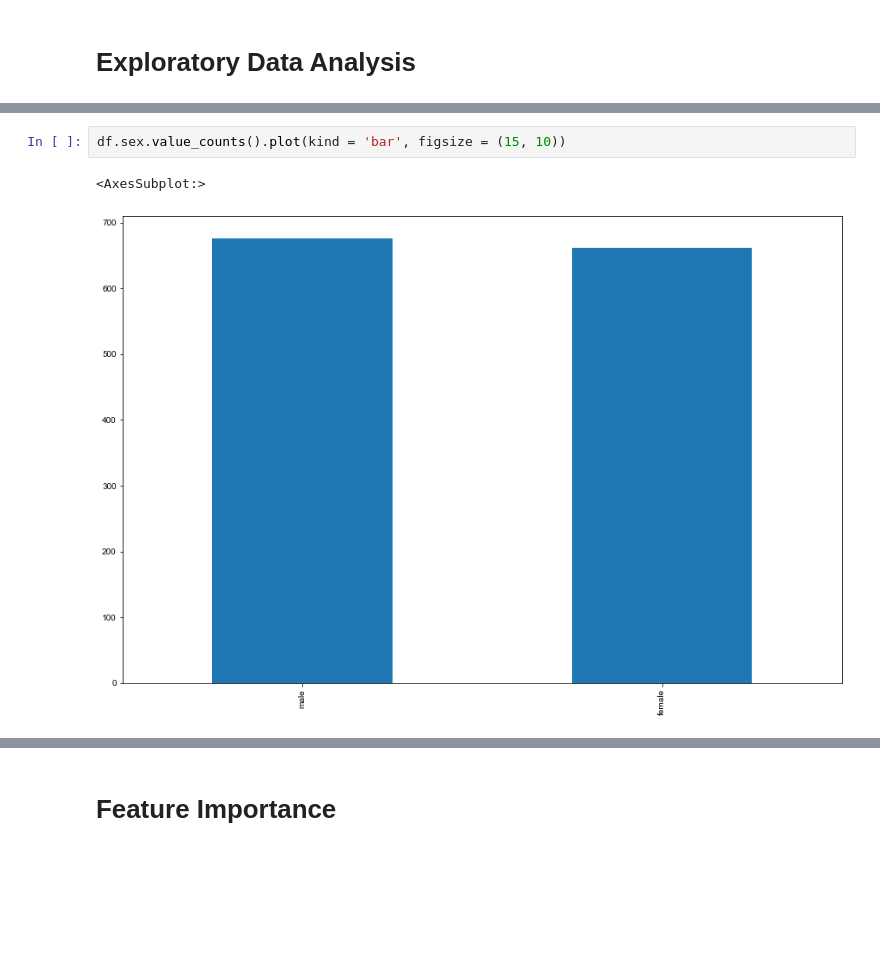
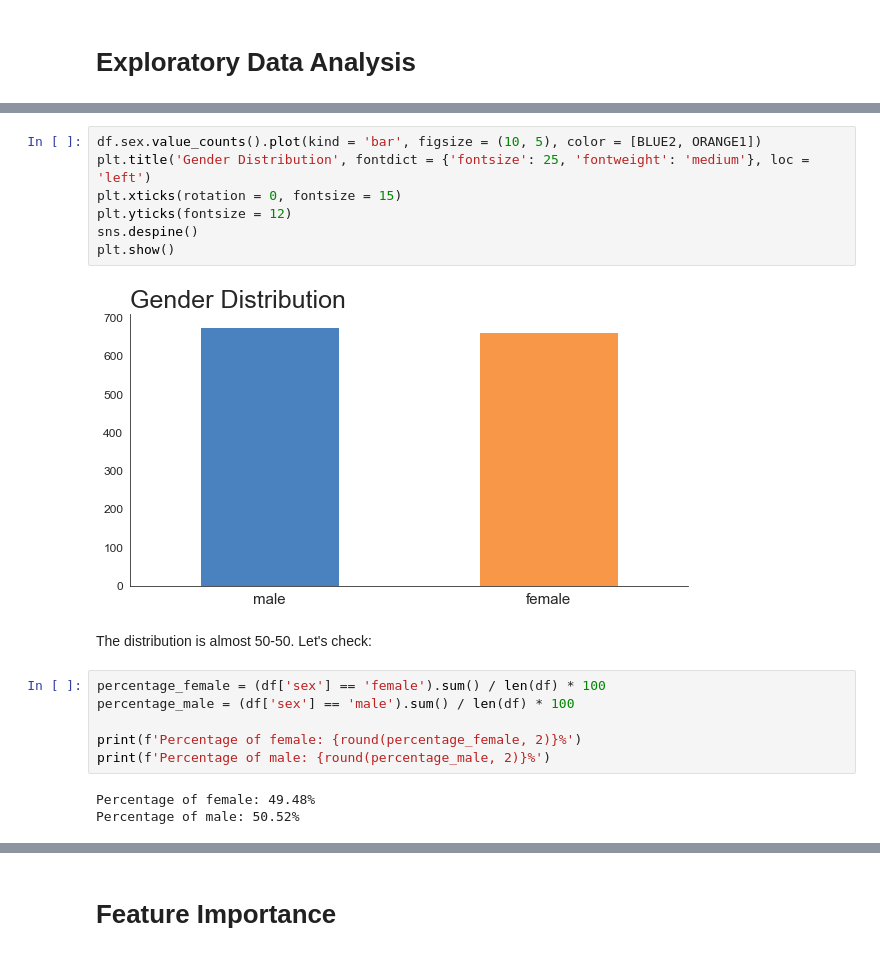
Before and after one commit to diascarolina/project-insurance-forecast, a Jupyter notebook: notebook.ipynb, the cells around one changed output, grey strips where cells are left out. Saved outputs shown, nothing was run; the diff lists cells and outputs as text; blank space fills up the shorter version.

```diff
--- a/notebook.ipynb
+++ b/notebook.ipynb
@@ -142,6 +177,21 @@ plt.show()
 # %%
-df.sex.value_counts().plot(kind = 'bar', figsize = (15, 10))
+df.sex.value_counts().plot(kind = 'bar', figsize = (10, 5), color = [BLUE2, ORANGE1])
+plt.title('Gender Distribution', fontdict = {'fontsize': 25, 'fontweight': 'medium'}, loc = 'left')
+plt.xticks(rotation = 0, fontsize = 15)
+plt.yticks(fontsize = 12)
+sns.despine()
+plt.show()
 # %% [output]
-<AxesSubplot:>
-[figure, old version]
+[figure, new version]
+# %% [markdown]
+The distribution is almost 50-50. Let's check:
+# %%
+percentage_female = (df['sex'] == 'female').sum() / len(df) * 100
+percentage_male = (df['sex'] == 'male').sum() / len(df) * 100
+
+print(f'Percentage of female: {round(percentage_female, 2)}%')
+print(f'Percentage of male: {round(percentage_male, 2)}%')
+# %% [output]
+Percentage of female: 49.48%
+Percentage of male: 50.52%
 # %%
```
Also changed, not shown: parts of 29 cells of this notebook.
